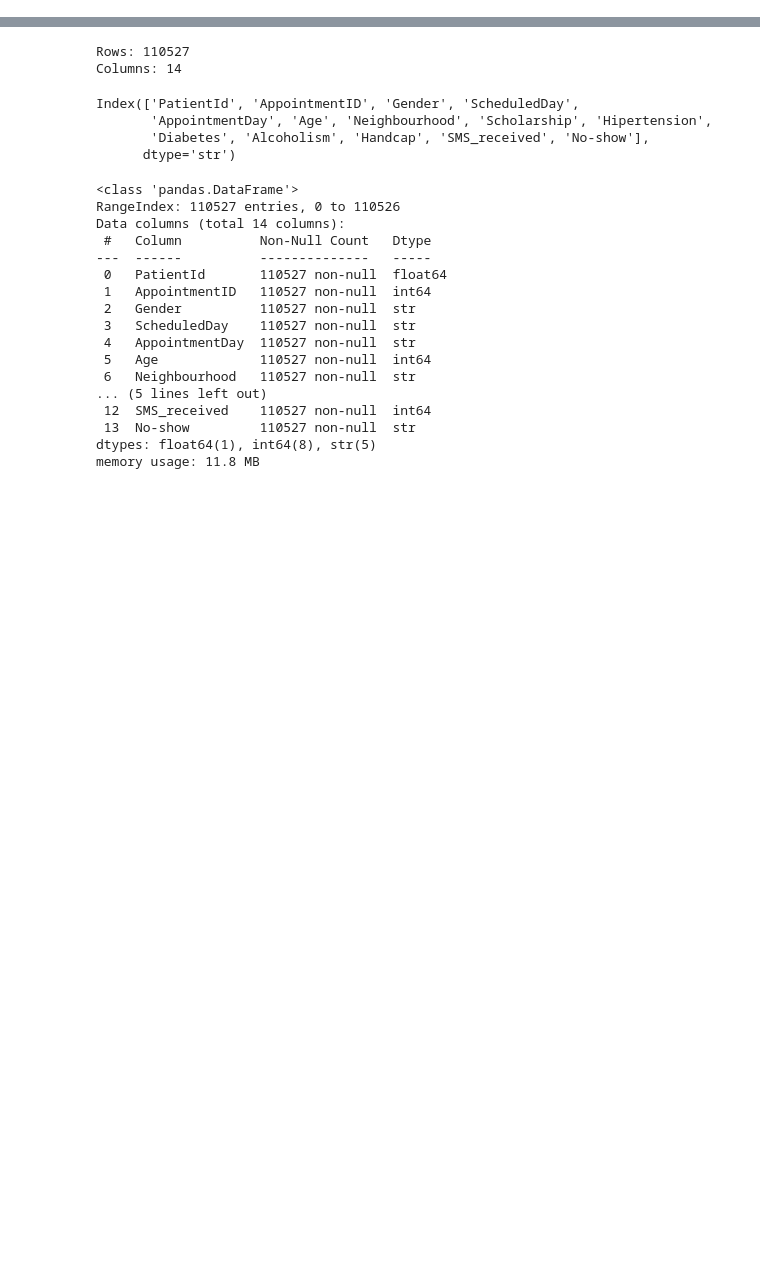
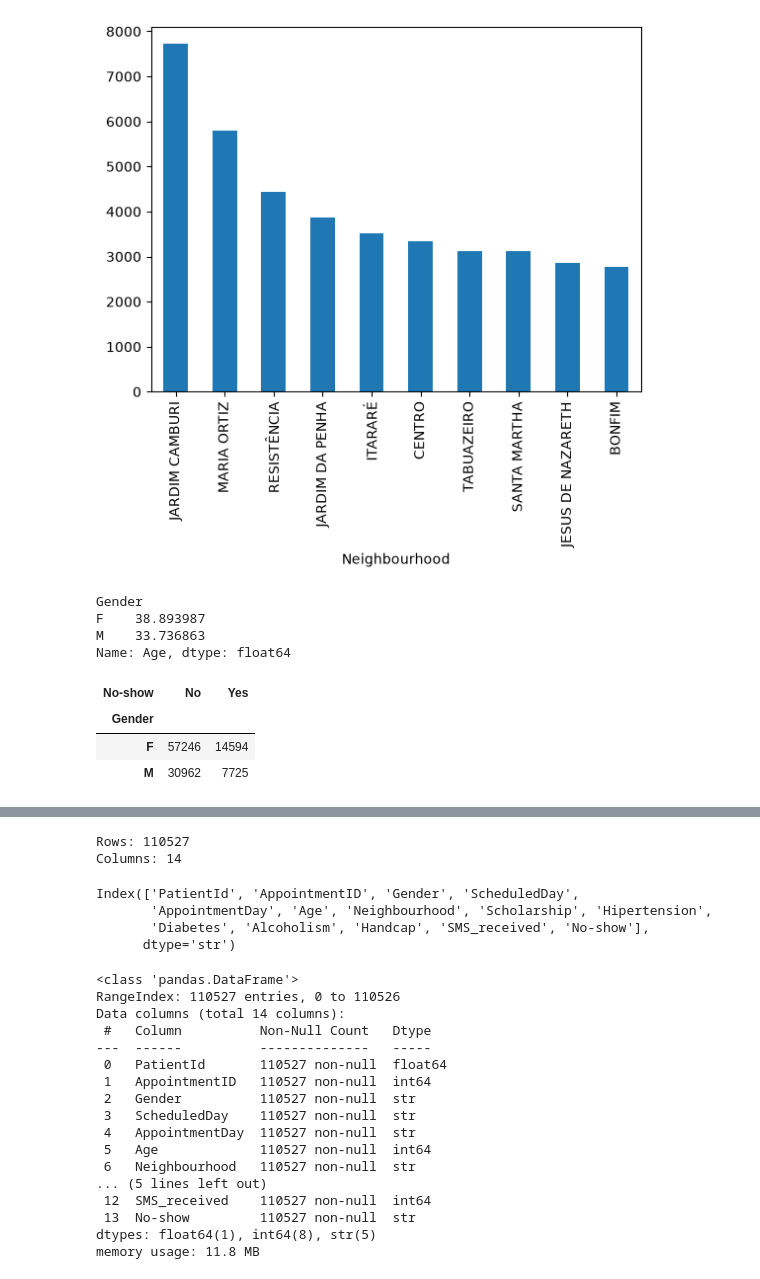
Before and after one commit to Shru-shh27/Data-Mining, a Jupyter notebook: Medical-Appointment/EDA.ipynb, the cells around one changed output, grey strips where cells are left out. Drawn from its saved outputs; the diff is of its cells as text; code cells hidden in the pictures; blank space fills up the shorter version.

```diff
--- a/Medical-Appointment/EDA.ipynb
+++ b/Medical-Appointment/EDA.ipynb
@@ -24,0 +49,19 @@ df = pd.read_csv("KaggleV2-May-2016.csv")
+# %%
+df["Neighbourhood"].value_counts().head(10).plot(kind="bar")
+plt.show()
+# %% [output]
+[figure, added]
+# %%
+df.groupby("Gender")["Age"].mean()
+# %% [output]
+Gender
+F    38.893987
+M    33.736863
+Name: Age, dtype: float64
+# %%
+pd.crosstab(df["Gender"], df["No-show"])
+# %% [output]
+| No-show | No | Yes |
+| Gender |  |  |
+| F | 57246 | 14594 |
+| M | 30962 | 7725 |
```
Also changed, not shown: parts of 5 cells of this notebook.
